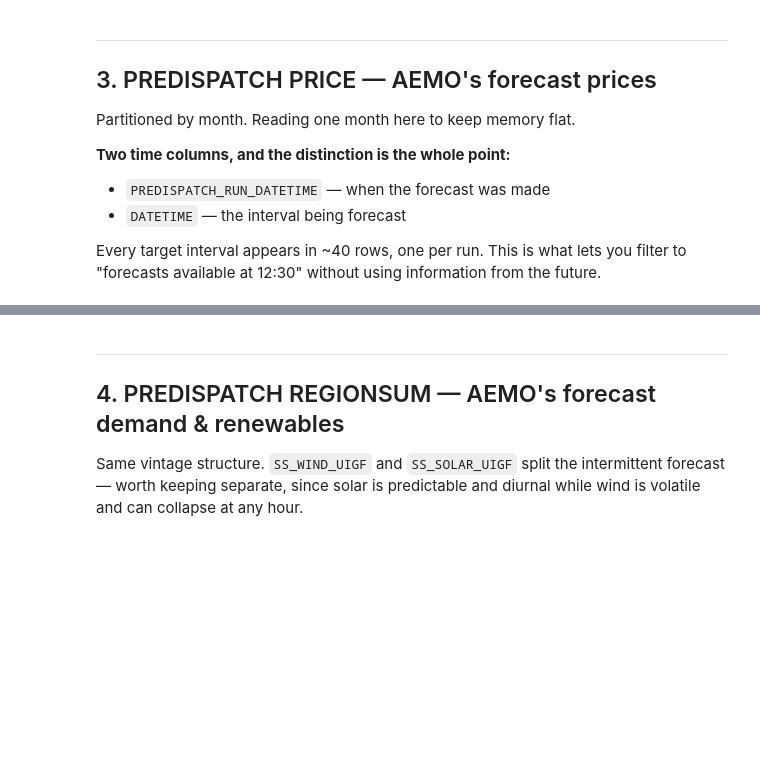
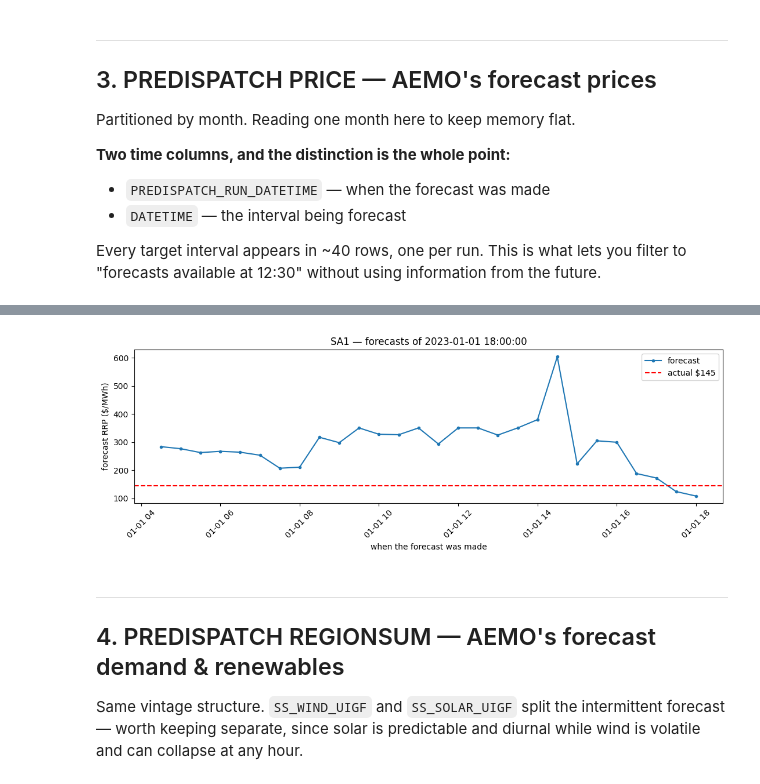
Before and after one commit to PhilSing24/nemcast, a Jupyter notebook: notebooks/02_inspect_tables.ipynb, the cells around one changed output, grey strips where cells are left out. Saved outputs shown, nothing was run; the diff lists cells and outputs as text; code cells hidden in the pictures; blank space fills up the shorter version.

```diff
--- a/notebooks/02_inspect_tables.ipynb
+++ b/notebooks/02_inspect_tables.ipynb
@@ -89,3 +230,26 @@ display(one[['PREDISPATCH_RUN_DATETIME', 'DATETIME', 'RRP']]
+# %%
+import matplotlib.pyplot as plt
+
+target = pdp.DATETIME.iloc[500]
+one = (pdp[(pdp.REGIONID=='SA1') & (pdp.DATETIME==target)]
+       .sort_values('PREDISPATCH_RUN_DATETIME'))
+
+actual = price.loc[(price.REGIONID=='SA1') &
+                   (price.SETTLEMENTDATE==target), 'RRP']
+
+fig, ax = plt.subplots(figsize=(11,4))
+ax.plot(one.PREDISPATCH_RUN_DATETIME, one.RRP, marker='o', ms=3,
+        label='forecast')
+if len(actual):
+    ax.axhline(actual.iloc[0], color='r', ls='--',
+               label=f'actual ${actual.iloc[0]:.0f}')
+ax.set_xlabel('when the forecast was made')
+ax.set_ylabel('forecast RRP ($/MWh)')
+ax.set_title(f'SA1 — forecasts of {target}')
+ax.legend()
+plt.xticks(rotation=45); plt.tight_layout()
+# %% [output]
+[figure, added]
 # %% [markdown]
 ---
 ## 4. PREDISPATCH REGIONSUM — AEMO's forecast demand & renewables
```
Also changed, not shown: parts of 10 cells of this notebook, 6 other files.
